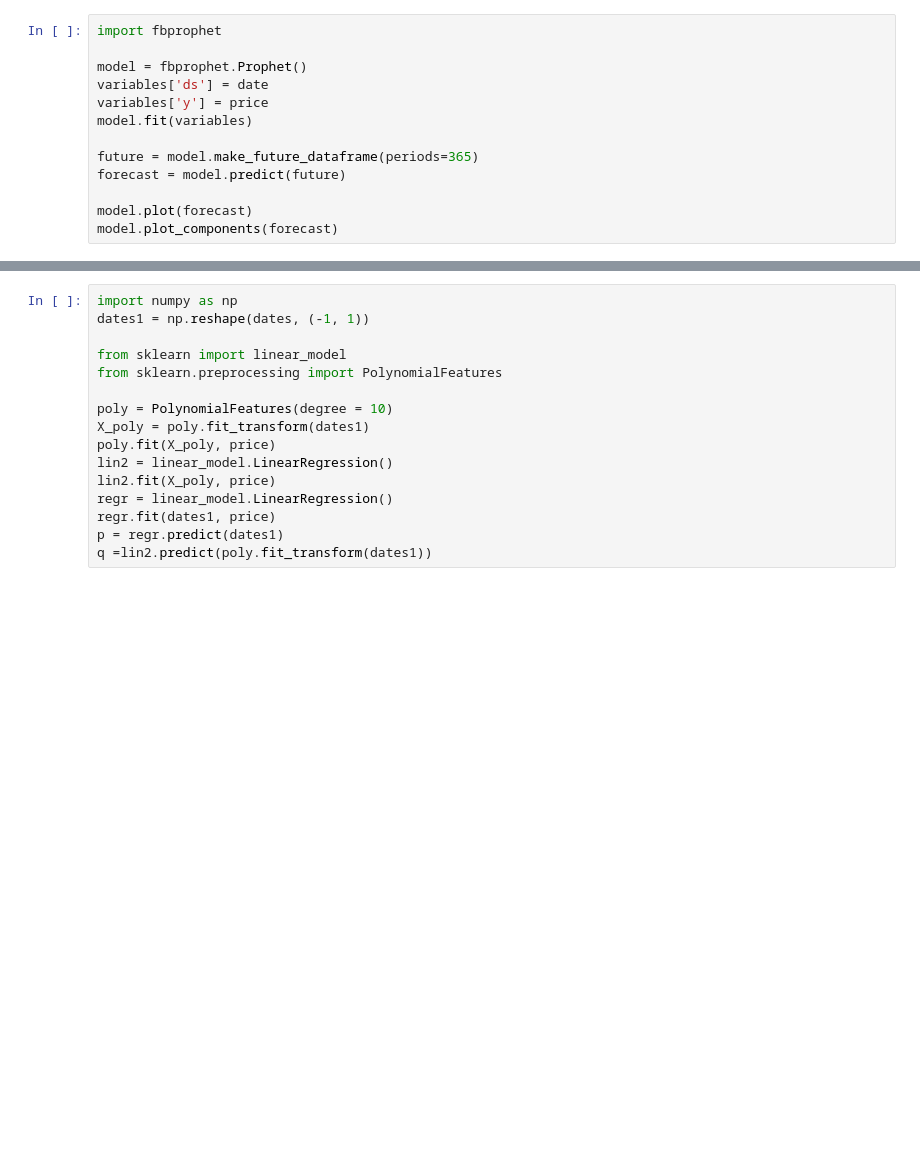
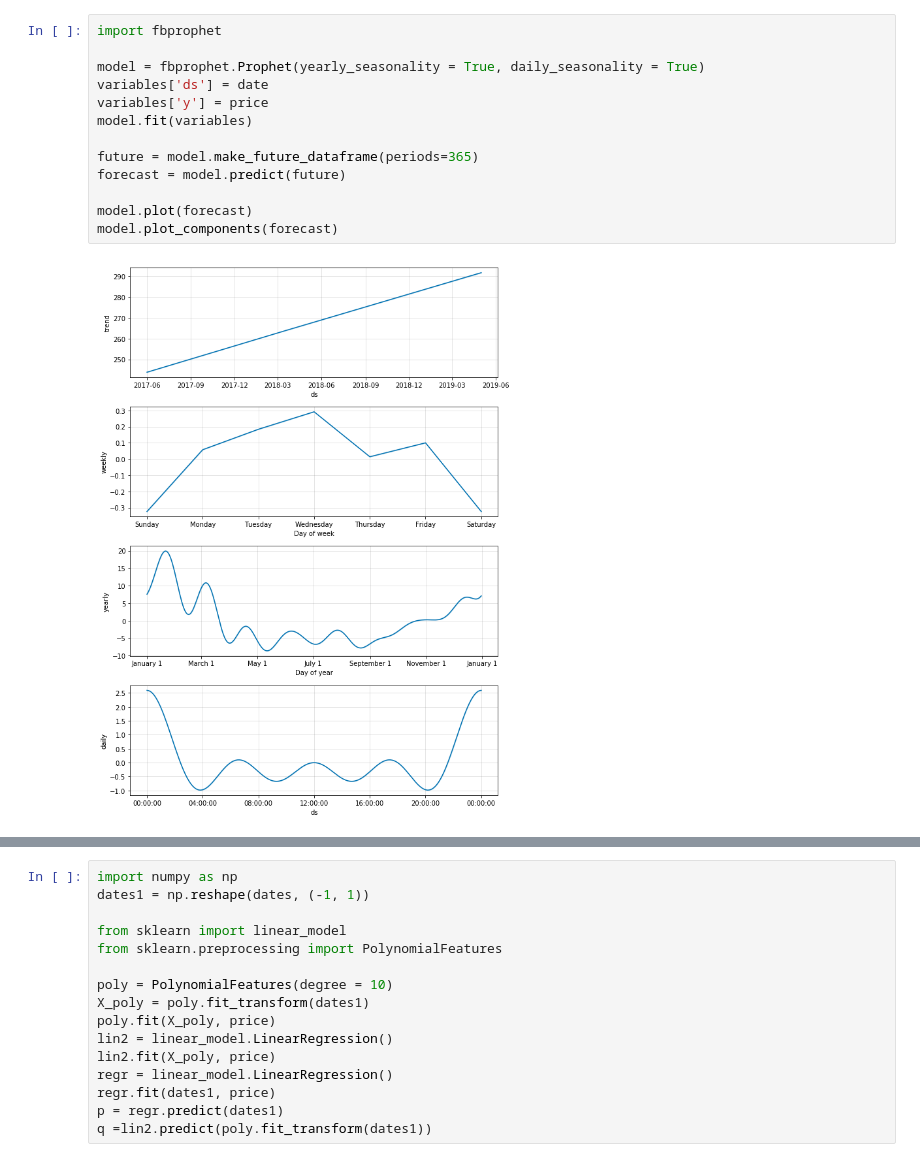
Before and after one commit to mrdahdah/AutomaticStockTrading, a Jupyter notebook: LinearRegression.ipynb, the cells around one changed output, grey strips where cells are left out. Saved outputs shown, nothing was run; the diff lists cells and outputs as text; blank space fills up the shorter version.

```diff
--- a/LinearRegression.ipynb
+++ b/LinearRegression.ipynb
@@ -16,13 +14,15 @@ plt.scatter (date,price)
 # %%
 import fbprophet
 
-model = fbprophet.Prophet()
+model = fbprophet.Prophet(yearly_seasonality = True, daily_seasonality = True)
 variables['ds'] = date
 variables['y'] = price
 model.fit(variables)
 
 future = model.make_future_dataframe(periods=365)
 forecast = model.predict(future)
 
 model.plot(forecast)
 model.plot_components(forecast)
+# %% [output]
+[figure, added]
```
Also changed, not shown: parts of 10 cells of this notebook.
